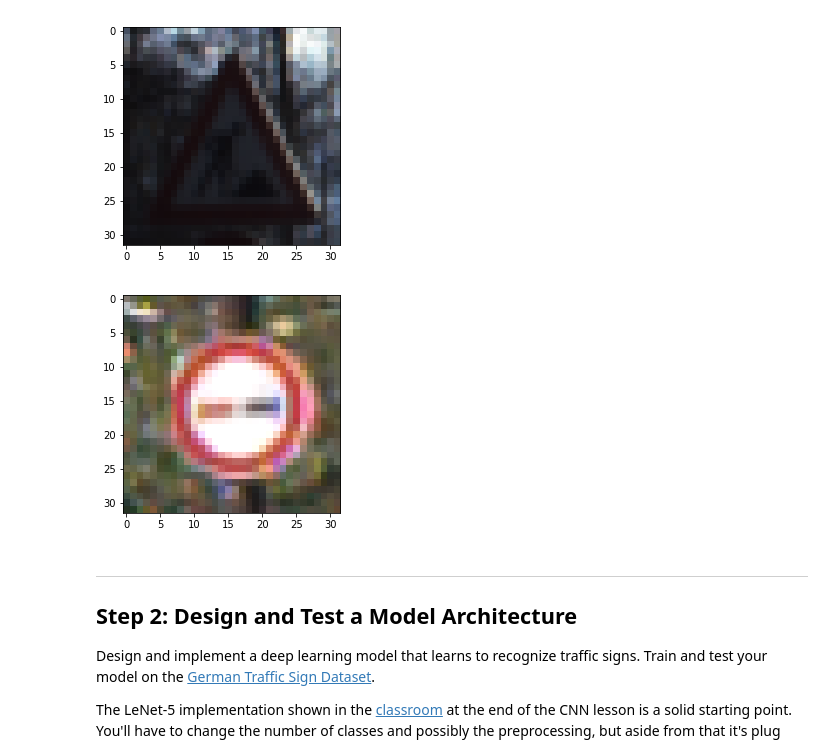
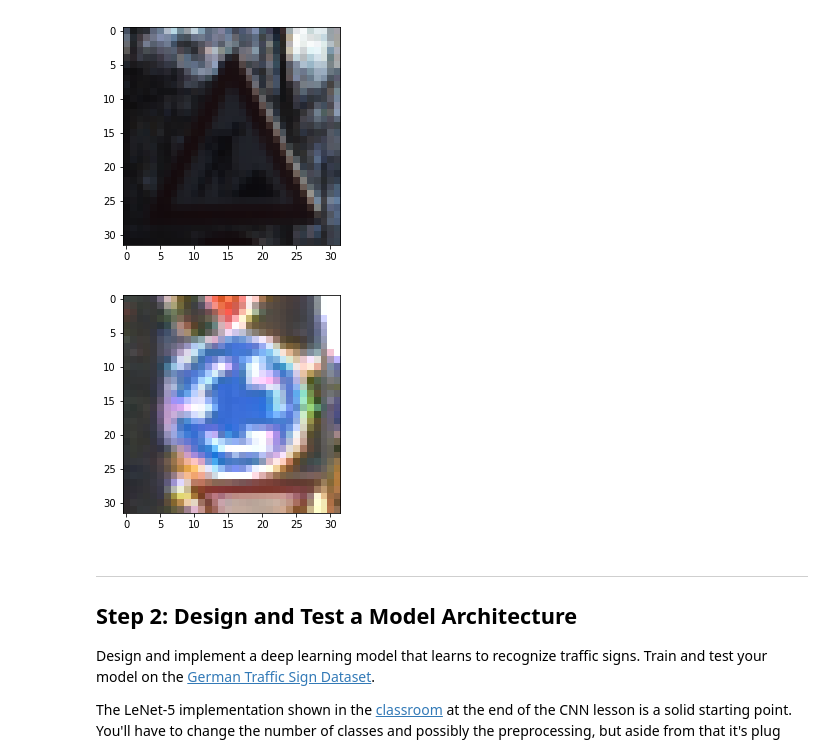
Before and after one commit to delafu/CarND-Traffic-Sign-Classifier-Project, a Jupyter notebook: Traffic_Sign_Classifier.ipynb, the cells around one changed output. Cells and saved outputs as stored; diff of their text form; code cells hidden in the pictures.

```diff
--- a/Traffic_Sign_Classifier.ipynb
+++ b/Traffic_Sign_Classifier.ipynb
@@ -128,11 +128,11 @@ Label: 25
 [figure]
 # %%
 for i in range(len(X_train)):
-    if y_train[i]==9:
+    if y_train[i]==40:
         plt.imshow(X_train[i])
         break
 # %% [output]
-[figure, old version]
+[figure, new version]
 # %% [markdown]
 ----
 
```
Also changed, not shown: parts of 8 cells of this notebook, 20 other files.
